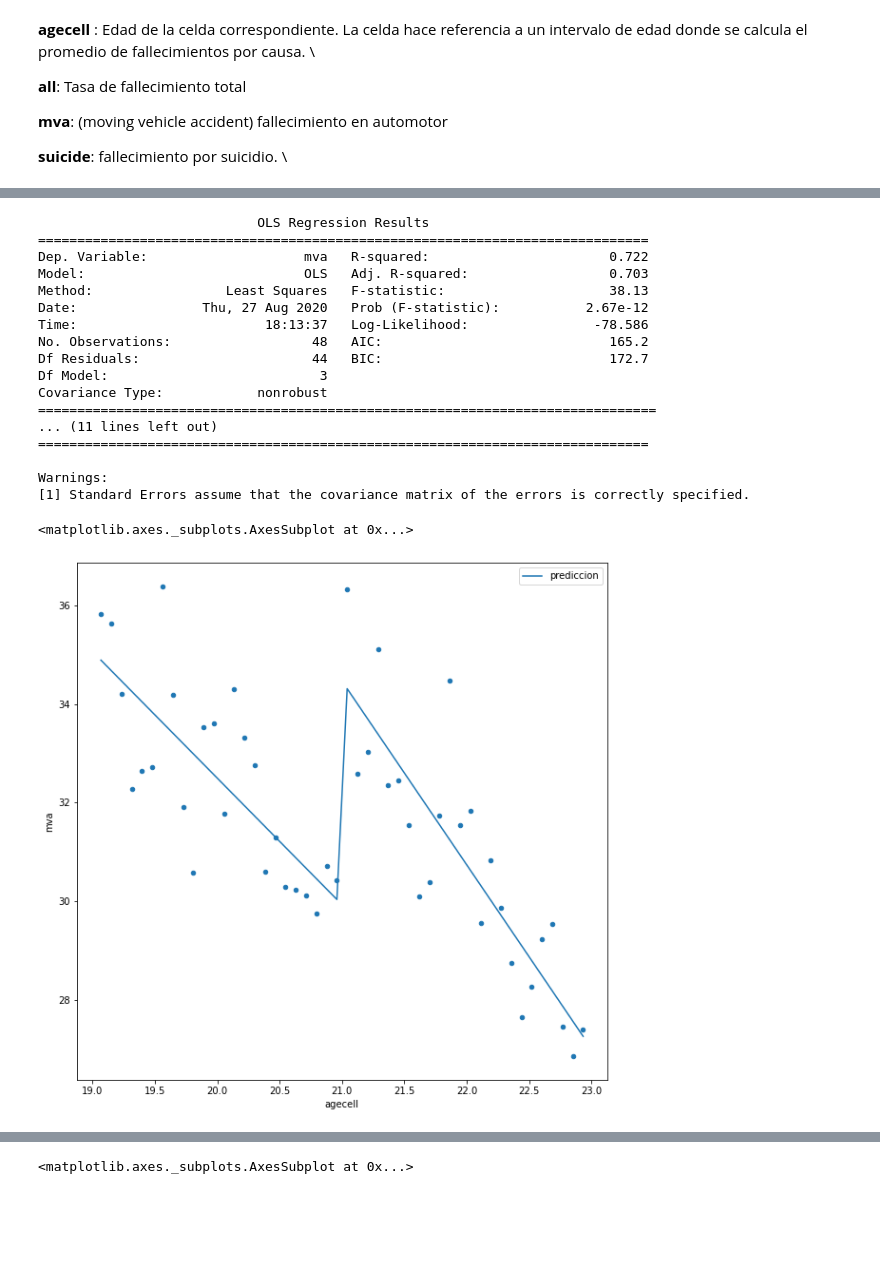
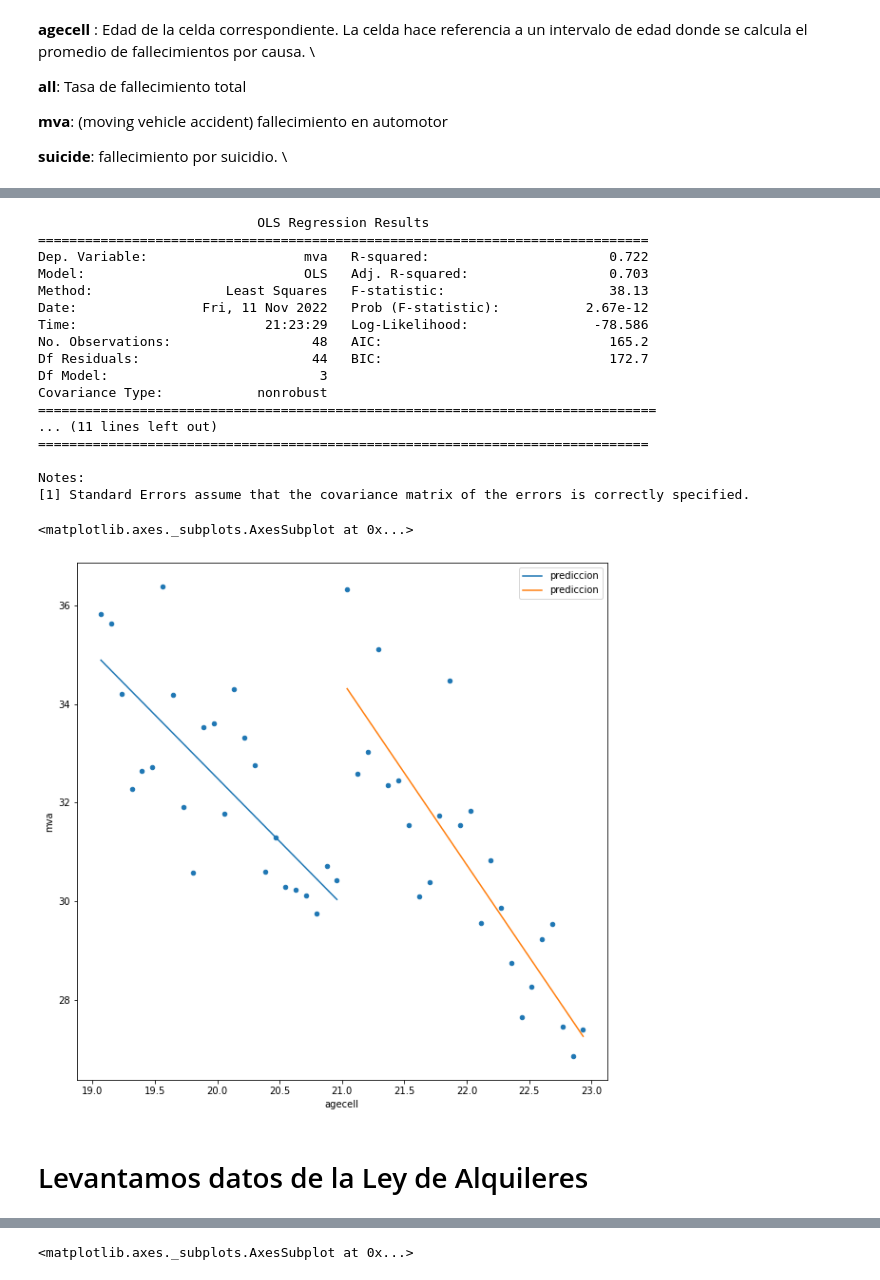
Before and after one commit to rpasquini/herramientas-econometricas-2022, a Jupyter notebook: Regression_Discontinuity.ipynb, the cells around one changed output, grey strips where cells are left out. Cells and saved outputs as stored; diff of their text form; code cells hidden in the pictures; blank space fills up the shorter version.

```diff
--- a/Regression_Discontinuity.ipynb
+++ b/Regression_Discontinuity.ipynb
@@ -9,7 +9,7 @@ import pandas as pd
 #from linearmodels.iv import IV2SLS
 import statsmodels.api as sm
 # %%
-df=pd.read_csv('https://raw.githubusercontent.com/matheusfacure/python-causality-handbook/master/data/drinking.csv')
+df=pd.read_csv('https://raw.githubusercontent.com/rpasquini/herramientas-econometricas-2022/main/datos/drinking.csv')
 df.columns
 # %% [output]
 Index(['agecell', 'all', 'allfitted', 'internal', 'internalfitted', 'external',
@@ -107,8 +110,8 @@ modelo2=regress(['mva','X','mayor21','interaccion'], data=df)
 Dep. Variable:                    mva   R-squared:                       0.722
 Model:                            OLS   Adj. R-squared:                  0.703
 Method:                 Least Squares   F-statistic:                     38.13
-Date:                Thu, 27 Aug 2020   Prob (F-statistic):           2.67e-12
-Time:                        18:13:37   Log-Likelihood:                -78.586
+Date:                Fri, 11 Nov 2022   Prob (F-statistic):           2.67e-12
+Time:                        21:23:29   Log-Likelihood:                -78.586
 No. Observations:                  48   AIC:                             165.2
 Df Residuals:                      44   BIC:                             172.7
 Df Model:                           3
@@ -117,16 +120,20 @@ Covariance Type:            nonrobust
 ... (11 lines left out)
 ==============================================================================
 
-Warnings:
+Notes:
 [1] Standard Errors assume that the covariance matrix of the errors is correctly specified.
 # %%
-df2=df[['mva','agecell','X']].dropna()
-modelo1.predict().shape
-ax = df2.plot.scatter(x="agecell", y="mva")
-df2.assign(prediccion=modelo1.predict()).plot(x="agecell", y="prediccion", ax=ax)
+df3=df[['agecell','mva','X']].dropna()
+modelo2.predict().shape
+ax = df3.plot.scatter(x="agecell", y="mva")
+df3=df3.assign(prediccion=modelo2.predict())
+df3.loc[df3.agecell<21].plot(x="agecell", y="prediccion", ax=ax)
+df3.loc[df3.agecell>=21].plot(x="agecell", y="prediccion", ax=ax)
 # %% [output]
 <matplotlib.axes._subplots.AxesSubplot at 0x...>
-[figure, old version]
+[figure, new version]
+# %% [markdown]
+# Levantamos datos de la Ley de Alquileres
 # %%
 !pip install geopandas
 # %% [output]
```
Also changed, not shown: parts of 10 cells of this notebook.
